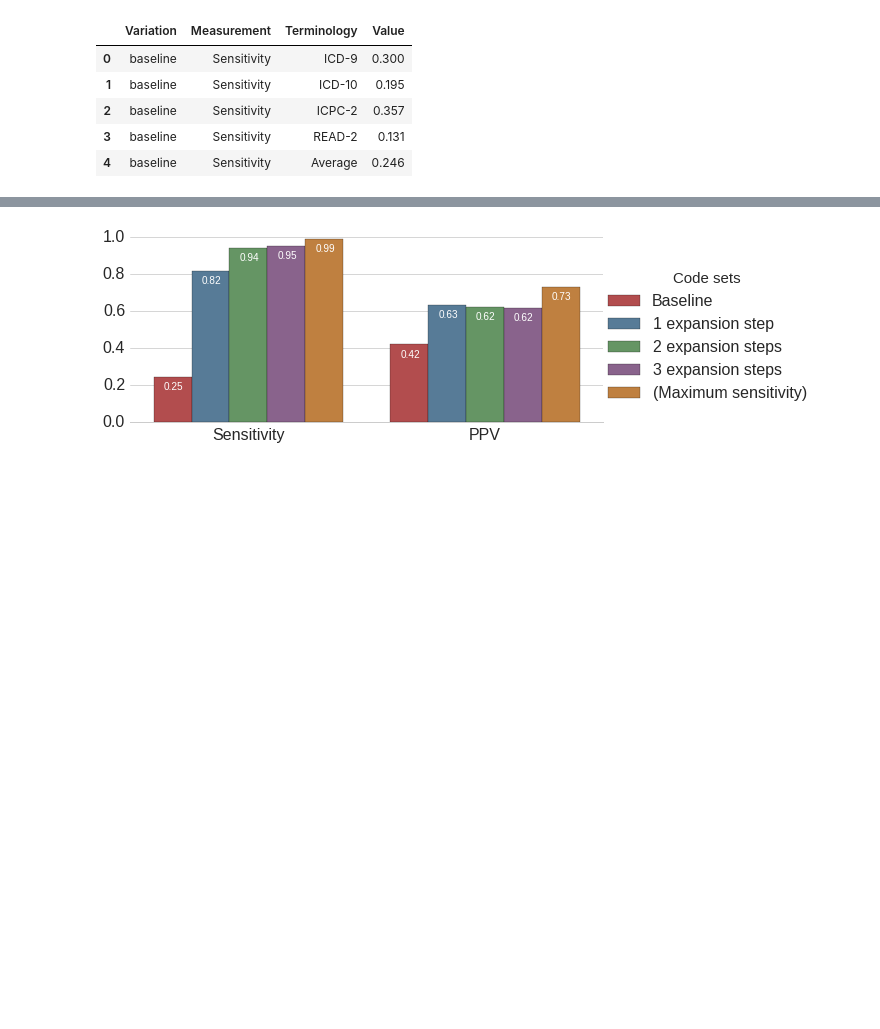
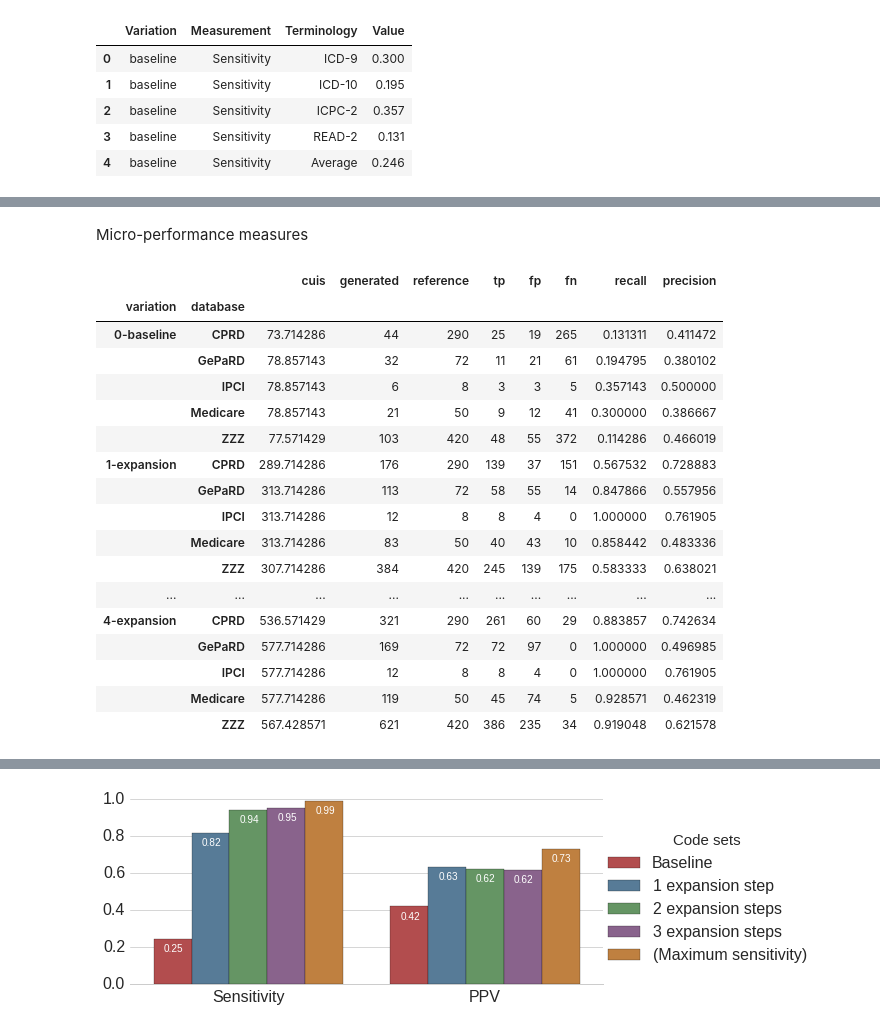
Before and after one commit to mi-erasmusmc/comap, a Jupyter notebook: evaluation/lib/CoMap evaluation.ipynb, the cells around one changed output, grey strips where cells are left out. Cells and saved outputs as stored; diff of their text form; code cells hidden in the pictures; blank space fills up the shorter version.

```diff
--- a/evaluation/lib/CoMap evaluation.ipynb
+++ b/evaluation/lib/CoMap evaluation.ipynb
@@ -726,0 +817,42 @@ s.head()
+# %% [markdown]
+Micro-performance measures
+# %%
+ev3a = (ev1
+       .groupby(['variation', 'database'])
+       .aggregate(dict({key: lambda s: s.fillna(0).sum() for key in 'generated reference tp fp fn'.split()}, cuis=np.mean, **{'precision': np.mean, 'recall': np.mean}))
+       .reset_index())
+
+ev3b = (ev3a
+  .groupby('variation')
+  .aggregate(dict({key: lambda s: s.fillna(0).sum() for key in 'generated reference tp fp fn'.split()}, cuis=np.mean))
+  ['cuis generated reference tp fp fn'.split()]
+  .assign(recall=lambda df: df.tp / df.reference,
+          precision=lambda df: df.tp / df.generated)
+  .assign(database='ZZZ')
+  .reset_index())
+
+ev3 = (pd.concat([ev3a, ev3b])
+ .sort_values(['variation', 'database'])
+ ['variation database cuis generated reference tp fp fn recall precision'.split()]
+ .set_index(['variation', 'database']))
+
+ev3
+# %% [output]
+|  |  | cuis | generated | reference | tp | fp | fn | recall | precision |
+| variation | database |  |  |  |  |  |  |  |  |
+| 0-baseline | CPRD | 73.714286 | 44 | 290 | 25 | 19 | 265 | 0.131311 | 0.411472 |
+|  | GePaRD | 78.857143 | 32 | 72 | 11 | 21 | 61 | 0.194795 | 0.380102 |
+|  | IPCI | 78.857143 | 6 | 8 | 3 | 3 | 5 | 0.357143 | 0.500000 |
+|  | Medicare | 78.857143 | 21 | 50 | 9 | 12 | 41 | 0.300000 | 0.386667 |
+|  | ZZZ | 77.571429 | 103 | 420 | 48 | 55 | 372 | 0.114286 | 0.466019 |
+| 1-expansion | CPRD | 289.714286 | 176 | 290 | 139 | 37 | 151 | 0.567532 | 0.728883 |
+|  | GePaRD | 313.714286 | 113 | 72 | 58 | 55 | 14 | 0.847866 | 0.557956 |
+|  | IPCI | 313.714286 | 12 | 8 | 8 | 4 | 0 | 1.000000 | 0.761905 |
+|  | Medicare | 313.714286 | 83 | 50 | 40 | 43 | 10 | 0.858442 | 0.483336 |
+|  | ZZZ | 307.714286 | 384 | 420 | 245 | 139 | 175 | 0.583333 | 0.638021 |
+| ... | ... | ... | ... | ... | ... | ... | ... | ... | ... |
+| 4-expansion | CPRD | 536.571429 | 321 | 290 | 261 | 60 | 29 | 0.883857 | 0.742634 |
+|  | GePaRD | 577.714286 | 169 | 72 | 72 | 97 | 0 | 1.000000 | 0.496985 |
+|  | IPCI | 577.714286 | 12 | 8 | 8 | 4 | 0 | 1.000000 | 0.761905 |
+|  | Medicare | 577.714286 | 119 | 50 | 45 | 74 | 5 | 0.928571 | 0.462319 |
+|  | ZZZ | 567.428571 | 621 | 420 | 386 | 235 | 34 | 0.919048 | 0.621578 |
```
Also changed, not shown: parts of 18 cells of this notebook, 2 other files.
